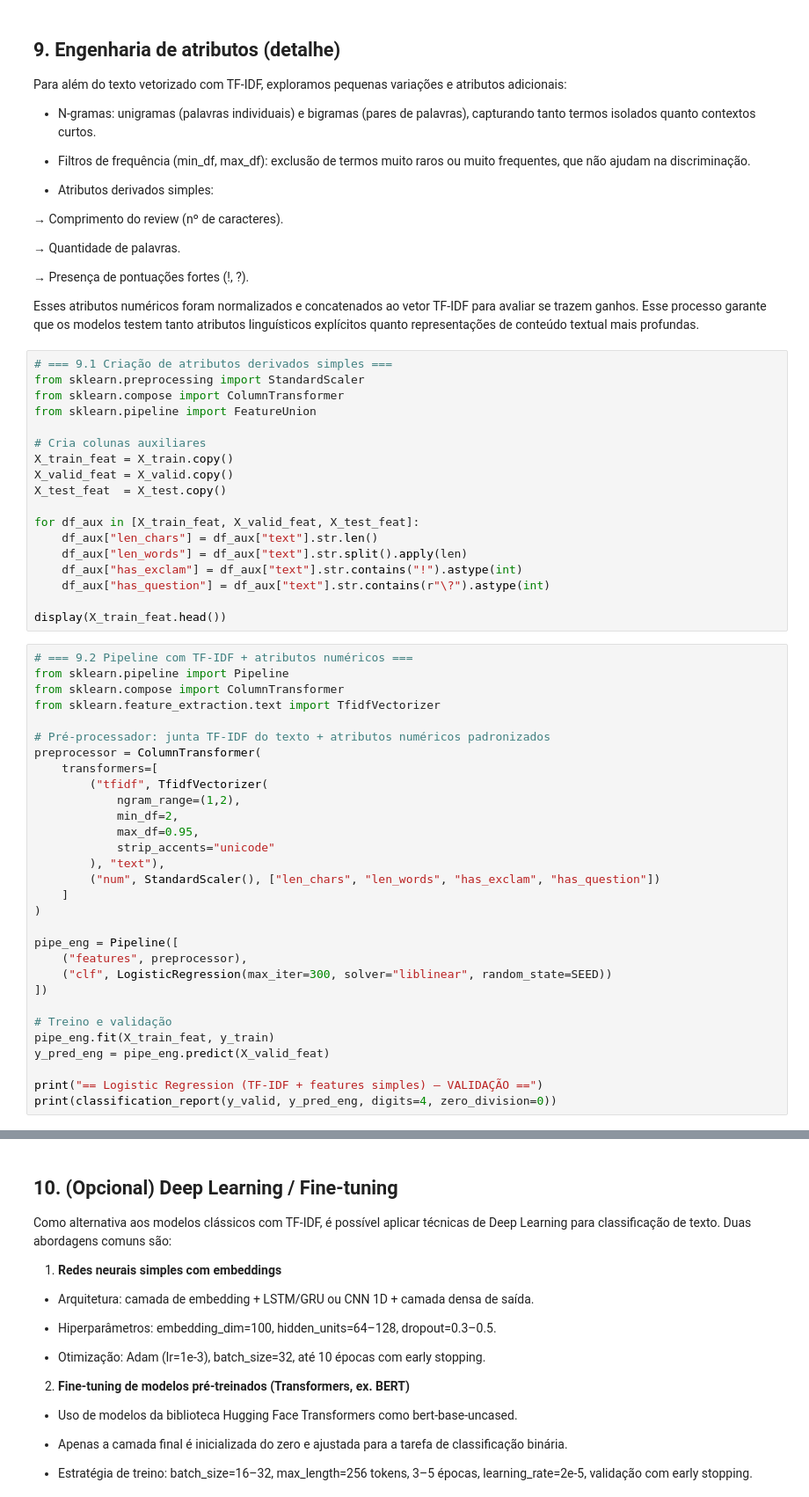
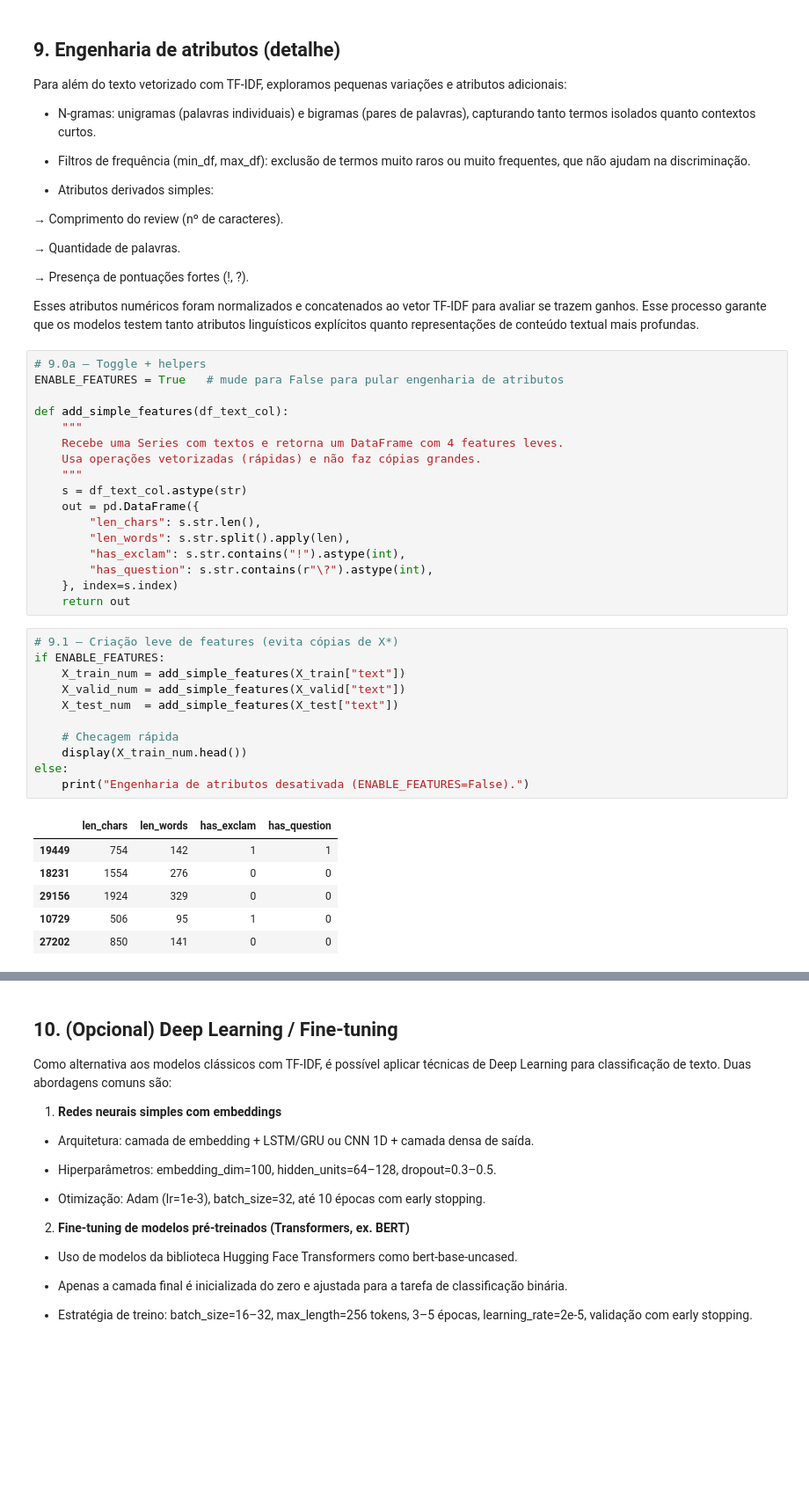
Before and after one commit to natimartins-x/machine-learning, a Jupyter notebook: MVP_IMDB_Sentiment.ipynb, the cells around one changed output, grey strips where cells are left out. Shown: that part at 88% size. Cells and saved outputs as stored; diff of their text form; blank space fills up the shorter version.

```diff
--- a/MVP_IMDB_Sentiment.ipynb
+++ b/MVP_IMDB_Sentiment.ipynb
@@ -1034,51 +1068,38 @@ Para além do texto vetorizado com TF-IDF, exploramos pequenas variações e atr
 Esses atributos numéricos foram normalizados e concatenados ao vetor TF-IDF para avaliar se trazem ganhos.
 Esse processo garante que os modelos testem tanto atributos linguísticos explícitos quanto representações de conteúdo textual mais profundas.
 # %%
-# === 9.1 Criação de atributos derivados simples ===
-from sklearn.preprocessing import StandardScaler
-from sklearn.compose import ColumnTransformer
-from sklearn.pipeline import FeatureUnion
+# 9.0a — Toggle + helpers
+ENABLE_FEATURES = True   # mude para False para pular engenharia de atributos
 
-# Cria colunas auxiliares
-X_train_feat = X_train.copy()
-X_valid_feat = X_valid.copy()
-X_test_feat  = X_test.copy()
-
-for df_aux in [X_train_feat, X_valid_feat, X_test_feat]:
-    df_aux["len_chars"] = df_aux["text"].str.len()
-    df_aux["len_words"] = df_aux["text"].str.split().apply(len)
-    df_aux["has_exclam"] = df_aux["text"].str.contains("!").astype(int)
-    df_aux["has_question"] = df_aux["text"].str.contains(r"\?").astype(int)
-
-display(X_train_feat.head())
+def add_simple_features(df_text_col):
+    """
+    Recebe uma Series com textos e retorna um DataFrame com 4 features leves.
+    Usa operações vetorizadas (rápidas) e não faz cópias grandes.
+    """
+    s = df_text_col.astype(str)
+    out = pd.DataFrame({
+        "len_chars": s.str.len(),
+        "len_words": s.str.split().apply(len),
+        "has_exclam": s.str.contains("!").astype(int),
+        "has_question": s.str.contains(r"\?").astype(int),
+    }, index=s.index)
+    return out
 # %%
-# === 9.2 Pipeline com TF-IDF + atributos numéricos ===
-from sklearn.pipeline import Pipeline
-from sklearn.compose import ColumnTransformer
-from sklearn.feature_extraction.text import TfidfVectorizer
+# 9.1 — Criação leve de features (evita cópias de X*)
+if ENABLE_FEATURES:
+    X_train_num = add_simple_features(X_train["text"])
+    X_valid_num = add_simple_features(X_valid["text"])
+    X_test_num  = add_simple_features(X_test["text"])
 
-# Pré-processador: junta TF-IDF do texto + atributos numéricos padronizados
-preprocessor = ColumnTransformer(
-    transformers=[
-        ("tfidf", TfidfVectorizer(
-            ngram_range=(1,2),
-            min_df=2,
-            max_df=0.95,
-            strip_accents="unicode"
-        ), "text"),
-        ("num", StandardScaler(), ["len_chars", "len_words", "has_exclam", "has_question"])
-    ]
-)
-
-pipe_eng = Pipeline([
-    ("features", preprocessor),
-    ("clf", LogisticRegression(max_iter=300, solver="liblinear", random_state=SEED))
-])
-
-# Treino e validação
-pipe_eng.fit(X_train_feat, y_train)
-y_pred_eng = pipe_eng.predict(X_valid_feat)
-
-print("== Logistic Regression (TF-IDF + features simples) — VALIDAÇÃO ==")
-print(classification_report(y_valid, y_pred_eng, digits=4, zero_division=0))
+    # Checagem rápida
+    display(X_train_num.head())
+else:
+    print("Engenharia de atributos desativada (ENABLE_FEATURES=False).")
+# %% [output]
+|  | len_chars | len_words | has_exclam | has_question |
+| 19449 | 754 | 142 | 1 | 1 |
+| 18231 | 1554 | 276 | 0 | 0 |
+| 29156 | 1924 | 329 | 0 | 0 |
+| 10729 | 506 | 95 | 1 | 0 |
+| 27202 | 850 | 141 | 0 | 0 |
 # %%
```
Also changed, not shown: parts of 24 cells of this notebook.
